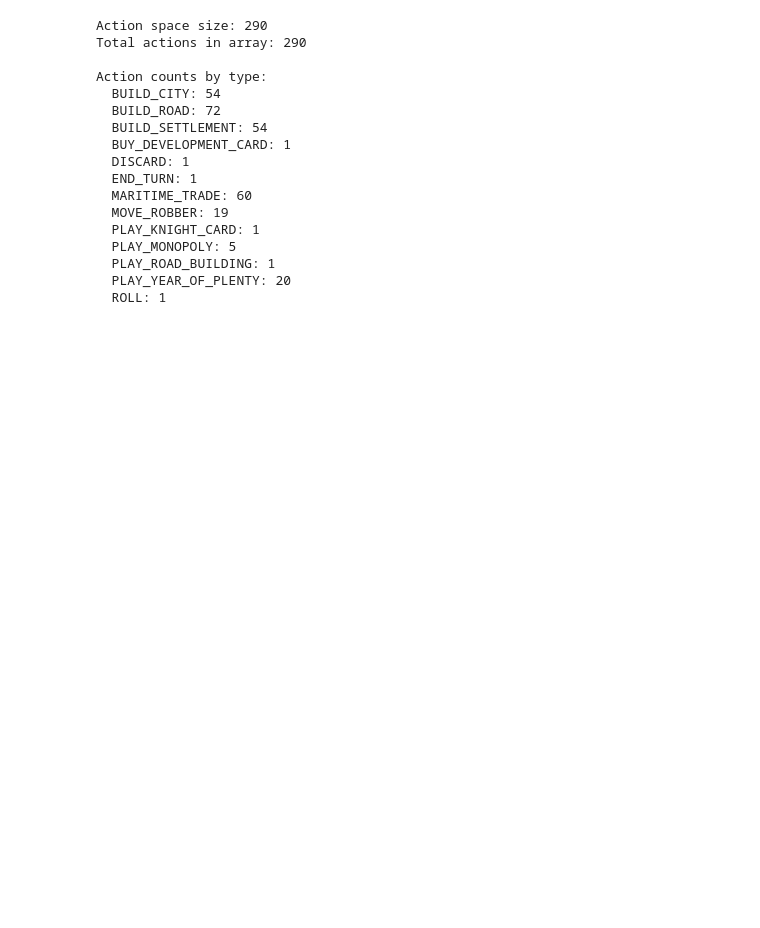
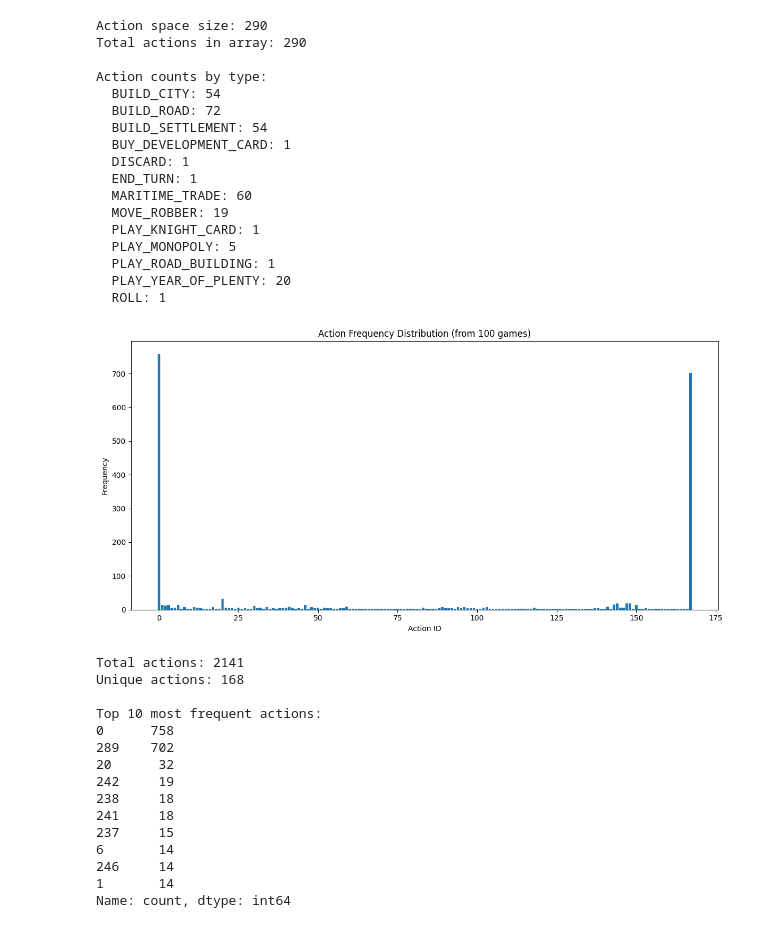
Before and after one commit to mcrco/catanrl, a Jupyter notebook: rl/data.ipynb, the cells around one changed output. Saved outputs shown, nothing was run; the diff lists cells and outputs as text; code cells hidden in the pictures; blank space fills up the shorter version.

```diff
--- a/rl/data.ipynb
+++ b/rl/data.ipynb
@@ -86,3 +87,47 @@ Action counts by type:
   PLAY_ROAD_BUILDING: 1
   PLAY_YEAR_OF_PLENTY: 20
   ROLL: 1
+# %%
+import matplotlib.pyplot as plt
+
+# Collect all actions from n samples
+num_samples = 100
+all_actions = []
+
+for file in os.listdir(directory_path)[:num_samples]:
+    df = pd.read_parquet(os.path.join(directory_path, file))
+    all_actions.extend(df['ACTION'].tolist())
+
+# Count frequency of each action
+action_counts = pd.Series(all_actions).value_counts().sort_index()
+
+# Create histogram
+plt.figure(figsize=(12, 6))
+plt.bar(range(len(action_counts)), action_counts.values)
+plt.xlabel('Action ID')
+plt.ylabel('Frequency')
+plt.title(f'Action Frequency Distribution (from {num_samples} games)')
+plt.tight_layout()
+plt.show()
+
+print(f'Total actions: {len(all_actions)}')
+print(f'Unique actions: {len(action_counts)}')
+print(f'\nTop 10 most frequent actions:')
+print(action_counts.sort_values(ascending=False).head(10))
+# %% [output]
+[figure, added]
+Total actions: 2141
+Unique actions: 168
+
+Top 10 most frequent actions:
+0      758
+289    702
+20      32
+242     19
+238     18
+241     18
+237     15
+6       14
+246     14
+1       14
+Name: count, dtype: int64
```
Also changed, not shown: parts of 4 cells of this notebook, 10 other files.
